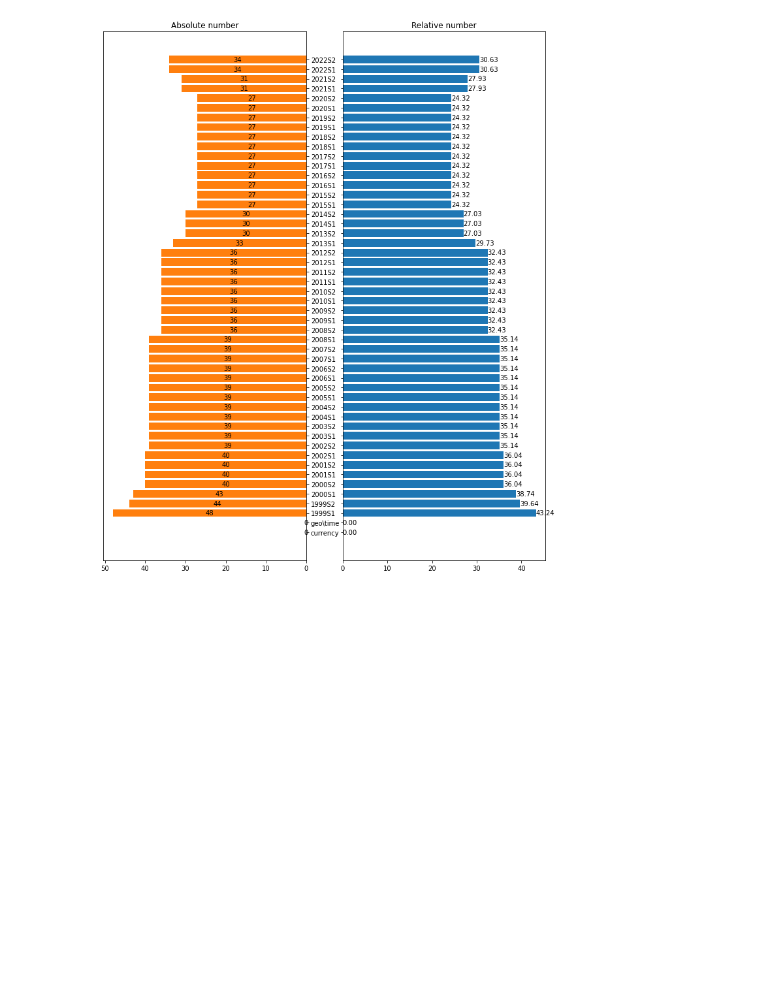
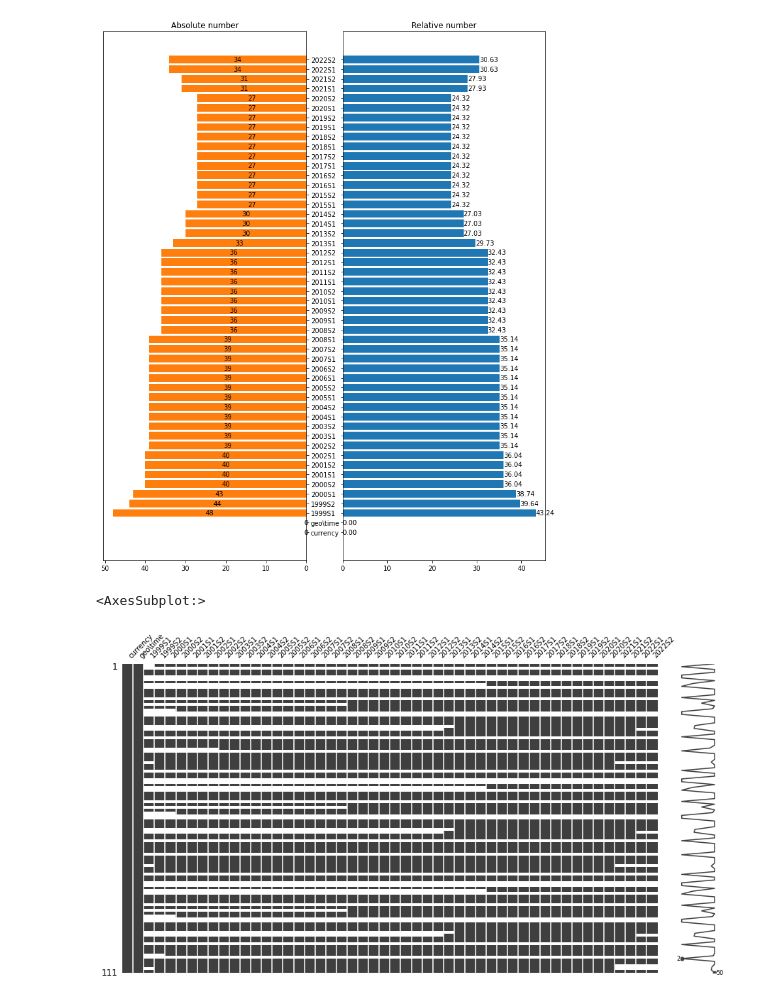
Before and after one commit to StefanRaychev/Handling-missing-values, a Jupyter notebook: Dealing with missing values.ipynb, the cells around one changed output. Cells and saved outputs as stored; diff of their text form; code cells hidden in the pictures; blank space fills up the shorter version.

```diff
--- a/Dealing with missing values.ipynb
+++ b/Dealing with missing values.ipynb
@@ -193,3 +193,8 @@ missing_values_features(df_minimum_wage)
 # %% [output]
 Missing values
 [figure]
+# %%
+msno.matrix(df_minimum_wage, figsize=(15, 8), fontsize=10)
+# %% [output]
+<AxesSubplot:>
+[figure, added]
```
